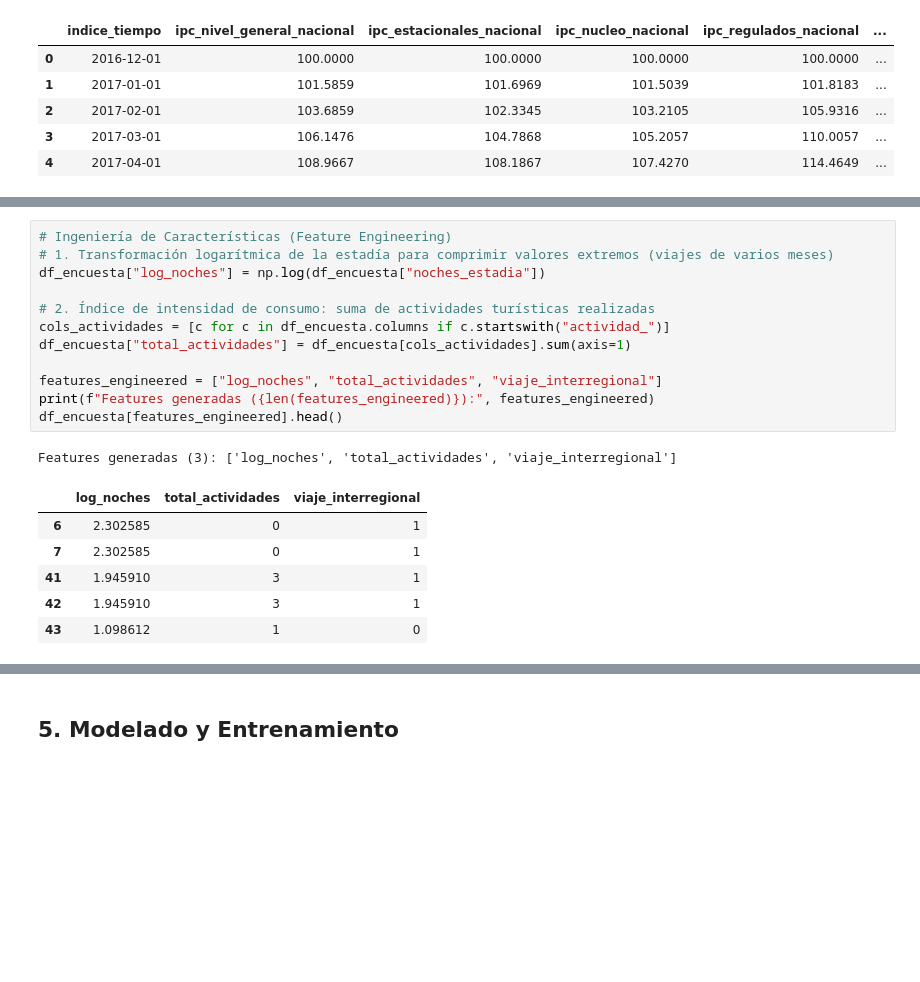
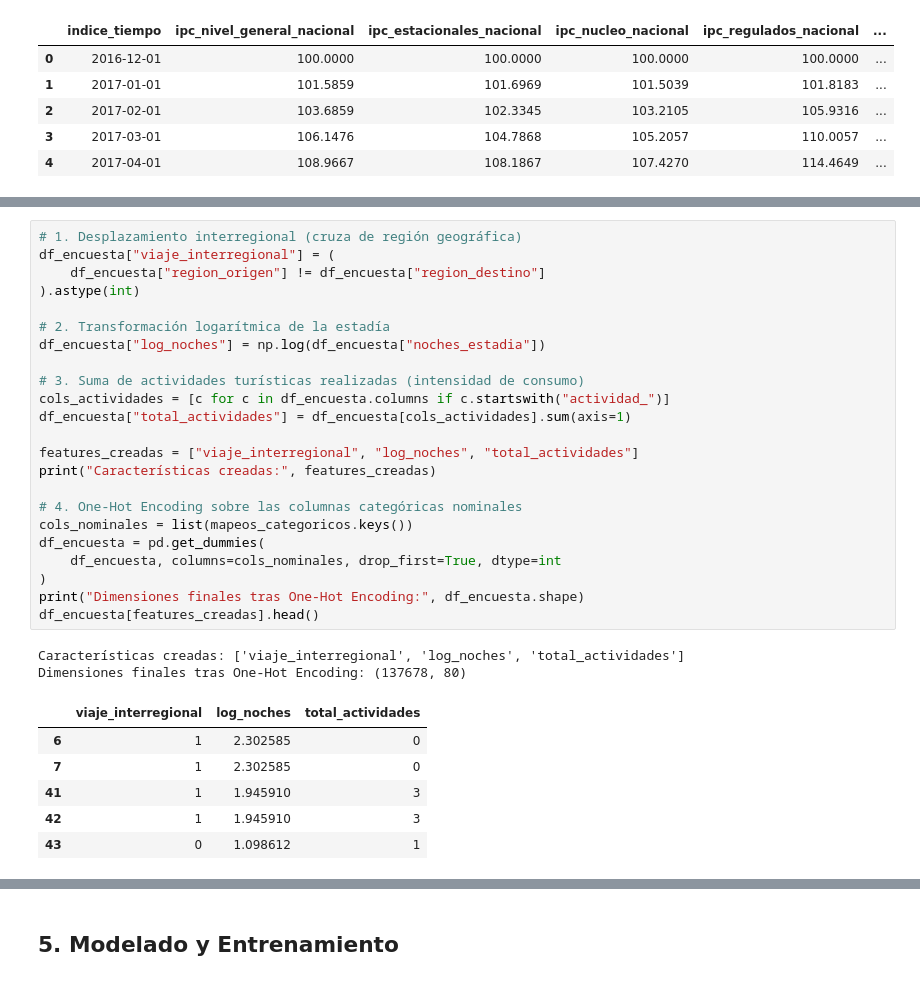
Before and after one commit to vbravo0/intro-ia-bravo, a Jupyter notebook: notebook.ipynb, the cells around one changed output, grey strips where cells are left out. Cells and saved outputs as stored; diff of their text form; blank space fills up the shorter version.

```diff
--- a/notebook.ipynb
+++ b/notebook.ipynb
@@ -347,20 +621,32 @@ Total de registros de turistas listos para modelar: 137,678
 # %%
-# Ingeniería de Características (Feature Engineering)
-# 1. Transformación logarítmica de la estadía para comprimir valores extremos (viajes de varios meses)
+# 1. Desplazamiento interregional (cruza de región geográfica)
+df_encuesta["viaje_interregional"] = (
+    df_encuesta["region_origen"] != df_encuesta["region_destino"]
+).astype(int)
+
+# 2. Transformación logarítmica de la estadía
 df_encuesta["log_noches"] = np.log(df_encuesta["noches_estadia"])
 
-# 2. Índice de intensidad de consumo: suma de actividades turísticas realizadas
+# 3. Suma de actividades turísticas realizadas (intensidad de consumo)
 cols_actividades = [c for c in df_encuesta.columns if c.startswith("actividad_")]
 df_encuesta["total_actividades"] = df_encuesta[cols_actividades].sum(axis=1)
 
-features_engineered = ["log_noches", "total_actividades", "viaje_interregional"]
-print(f"Features generadas ({len(features_engineered)}):", features_engineered)
-df_encuesta[features_engineered].head()
+features_creadas = ["viaje_interregional", "log_noches", "total_actividades"]
+print("Características creadas:", features_creadas)
+
+# 4. One-Hot Encoding sobre las columnas categóricas nominales
+cols_nominales = list(mapeos_categoricos.keys())
+df_encuesta = pd.get_dummies(
+    df_encuesta, columns=cols_nominales, drop_first=True, dtype=int
+)
+print("Dimensiones finales tras One-Hot Encoding:", df_encuesta.shape)
+df_encuesta[features_creadas].head()
 # %% [output]
-Features generadas (3): ['log_noches', 'total_actividades', 'viaje_interregional']
+Características creadas: ['viaje_interregional', 'log_noches', 'total_actividades']
+Dimensiones finales tras One-Hot Encoding: (137678, 80)
-|  | log_noches | total_actividades | viaje_interregional |
-| 6 | 2.302585 | 0 | 1 |
-| 7 | 2.302585 | 0 | 1 |
-| 41 | 1.945910 | 3 | 1 |
-| 42 | 1.945910 | 3 | 1 |
-| 43 | 1.098612 | 1 | 0 |
+|  | viaje_interregional | log_noches | total_actividades |
+| 6 | 1 | 2.302585 | 0 |
+| 7 | 1 | 2.302585 | 0 |
+| 41 | 1 | 1.945910 | 3 |
+| 42 | 1 | 1.945910 | 3 |
+| 43 | 0 | 1.098612 | 1 |
```
Also changed, not shown: parts of 63 cells of this notebook, 1 other file.
